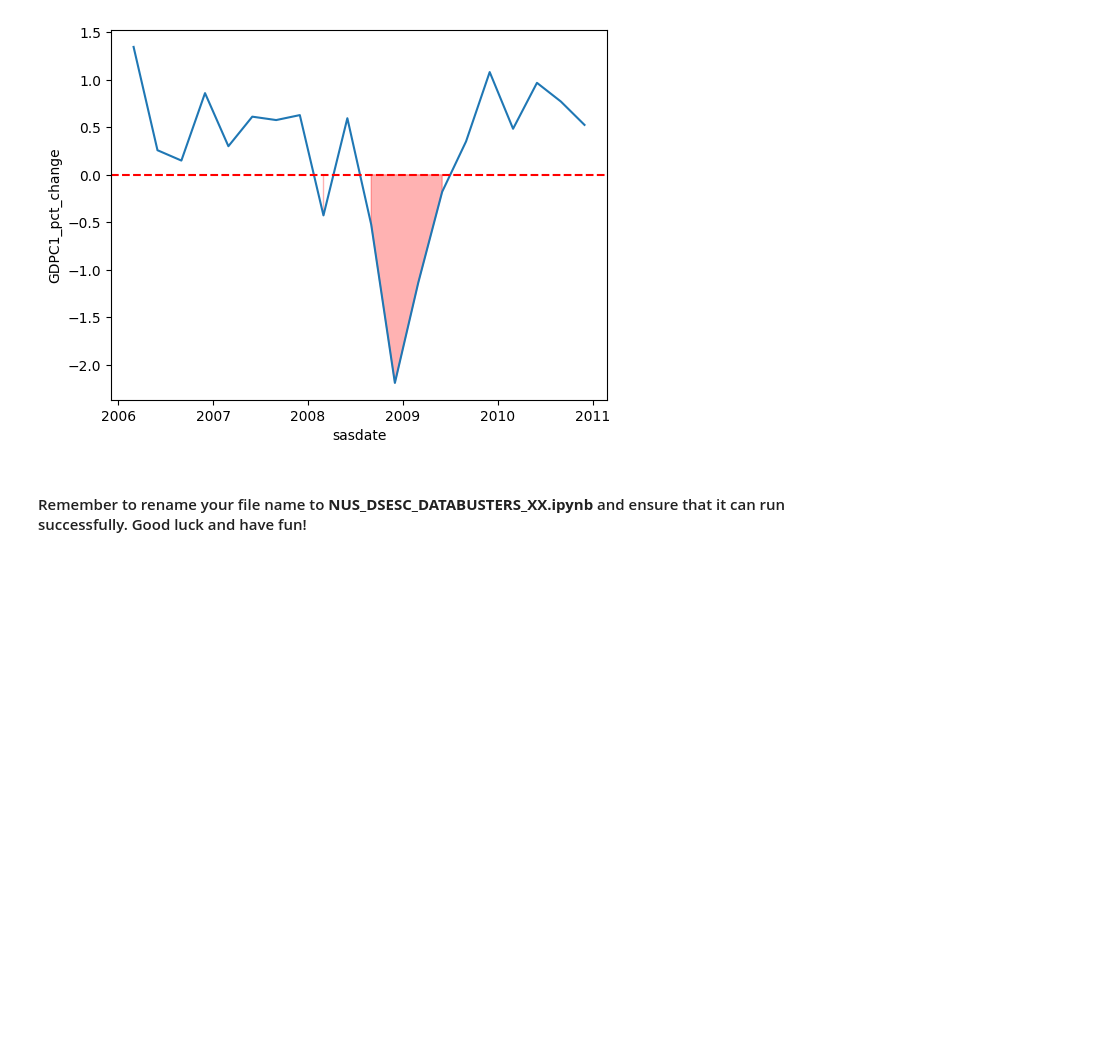
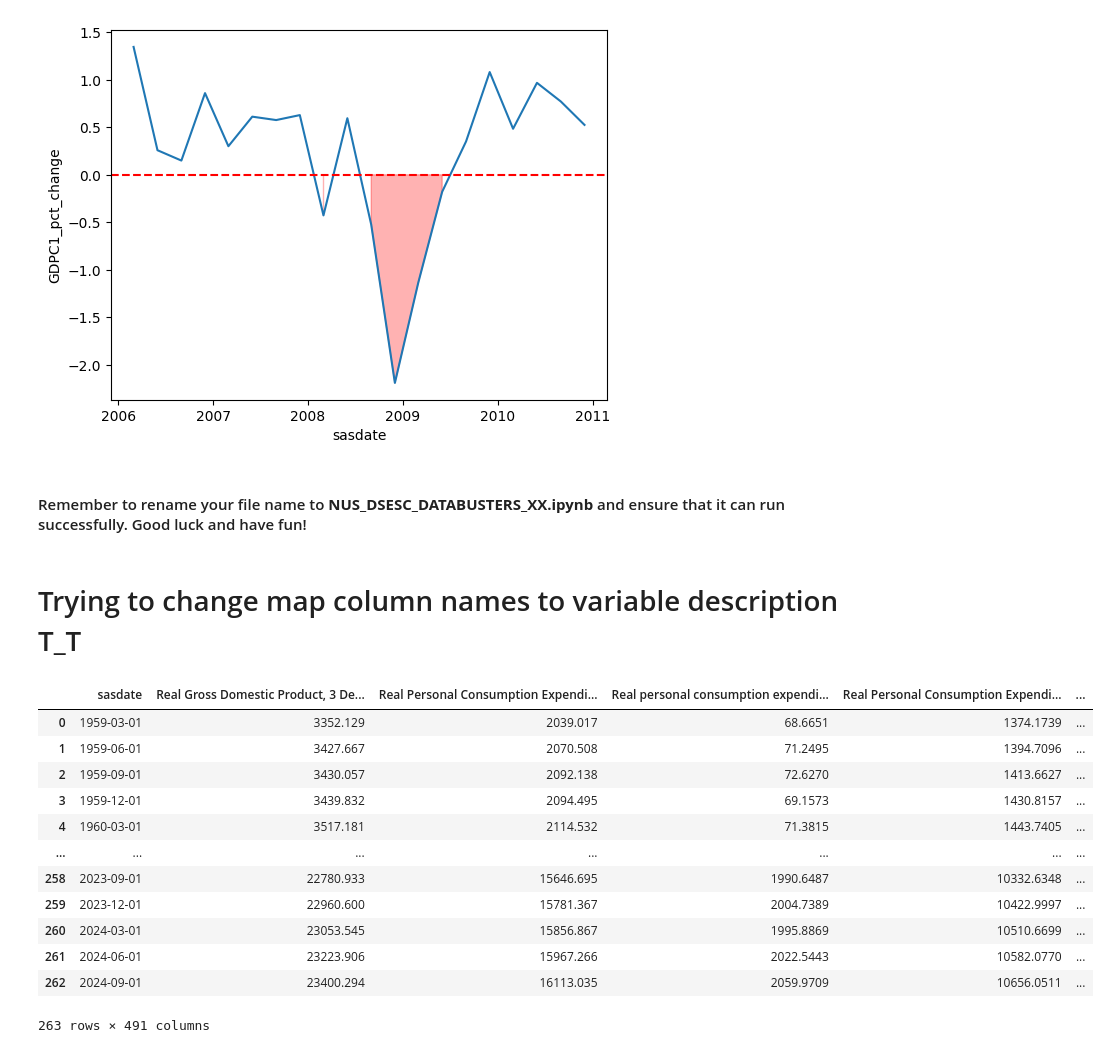
Before and after one commit to turrrray/dsedatathon, a Jupyter notebook: NUS_DSESC_DATABUSTERS_XX.ipynb, the cells around one changed output. Cells and saved outputs as stored; diff of their text form; code cells hidden in the pictures; blank space fills up the shorter version.

Commit message:
# Trying to change map column names to variable description

```diff
--- a/NUS_DSESC_DATABUSTERS_XX.ipynb
+++ b/NUS_DSESC_DATABUSTERS_XX.ipynb
@@ -163,3 +164,27 @@ plt.show()
 [figure]
 # %% [markdown]
 #### Remember to rename your file name to **NUS_DSESC_DATABUSTERS_XX.ipynb** and ensure that it can run successfully. Good luck and have fun!
+# %% [markdown]
+# Trying to change map column names to variable description T_T
+# %%
+df2= pd.read_csv(r"./Variable Description.csv", encoding='latin1')
+# %%
+new_col=df2[['FRED MNEMONIC', 'DESCRIPTION']].set_index('FRED MNEMONIC').to_dict()['DESCRIPTION']
+# %%
+df3= df_quarterly.rename(columns=new_col)
+# %%
+df3
+# %% [output]
+|  | sasdate | Real Gross Domestic Product, 3 De... | Real Personal Consumption Expendi... | Real personal consumption expendi... | Real Personal Consumption Expendi... | ... |
+| 0 | 1959-03-01 | 3352.129 | 2039.017 | 68.6651 | 1374.1739 | ... |
+| 1 | 1959-06-01 | 3427.667 | 2070.508 | 71.2495 | 1394.7096 | ... |
+| 2 | 1959-09-01 | 3430.057 | 2092.138 | 72.6270 | 1413.6627 | ... |
+| 3 | 1959-12-01 | 3439.832 | 2094.495 | 69.1573 | 1430.8157 | ... |
+| 4 | 1960-03-01 | 3517.181 | 2114.532 | 71.3815 | 1443.7405 | ... |
+| ... | ... | ... | ... | ... | ... | ... |
+| 258 | 2023-09-01 | 22780.933 | 15646.695 | 1990.6487 | 10332.6348 | ... |
+| 259 | 2023-12-01 | 22960.600 | 15781.367 | 2004.7389 | 10422.9997 | ... |
+| 260 | 2024-03-01 | 23053.545 | 15856.867 | 1995.8869 | 10510.6699 | ... |
+| 261 | 2024-06-01 | 23223.906 | 15967.266 | 2022.5443 | 10582.0770 | ... |
+| 262 | 2024-09-01 | 23400.294 | 16113.035 | 2059.9709 | 10656.0511 | ... |
+263 rows × 491 columns
```
Also changed, not shown: parts of 2 cells of this notebook.
